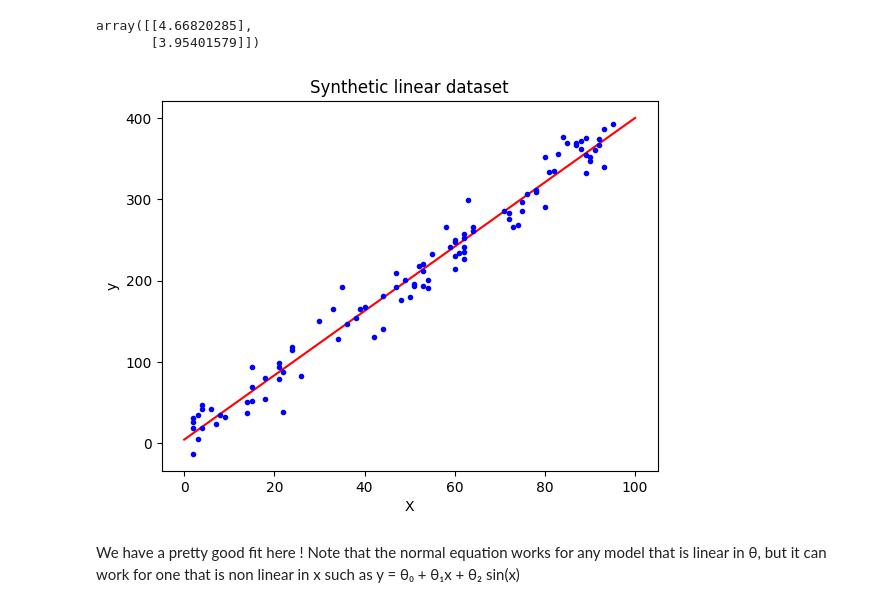
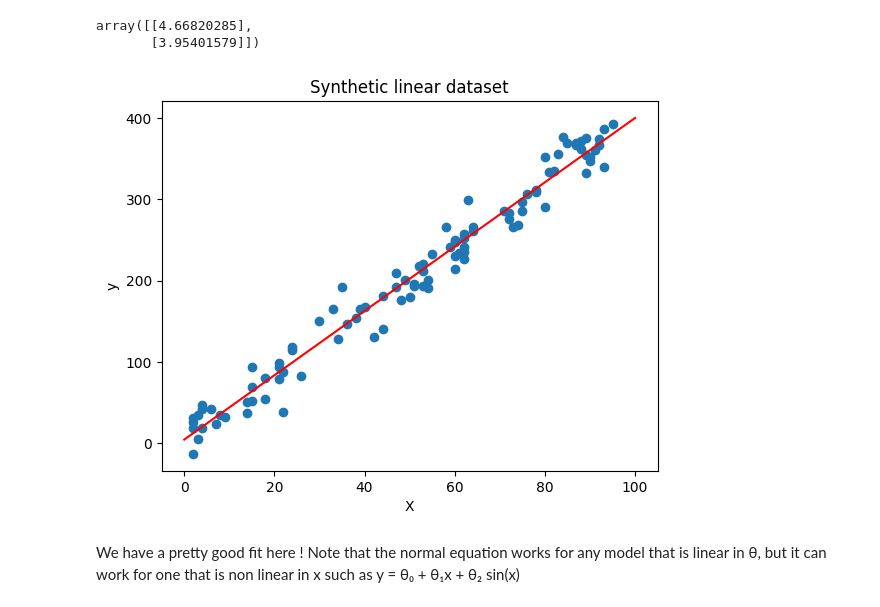
Before and after one commit to EstebanHuriot/ML_Museum, a Jupyter notebook: LinearRegression.ipynb, the cells around one changed output. Saved outputs shown, nothing was run; the diff lists cells and outputs as text; code cells hidden in the pictures.

```diff
--- a/LinearRegression.ipynb
+++ b/LinearRegression.ipynb
@@ -52,18 +53,18 @@ array([[4.66820285],
 # %%
 # Test
 X_new = np.array([[0], [100]])
 X_new_b = np.c_[np.ones((2, 1)), X_new]
 y_predict = X_new_b @ theta_best
 y_predict
 
 plt.plot(X_new, y_predict, "r-")
-plt.plot(X, y, "b.")
+plt.scatter(X, y,)
 plt.xlabel("X")
 plt.ylabel("y")
 plt.title("Synthetic linear dataset")
 plt.show()
 # %% [output]
-[figure, old version]
+[figure, new version]
 # %% [markdown]
 We have a pretty good fit here ! </br>
 Note that the normal equation works for any model that is linear in θ, but it can work for one that is non linear in x such as y = θ₀ + θ₁x + θ₂ sin(x)
```
Also changed, not shown: parts of 8 cells of this notebook.
